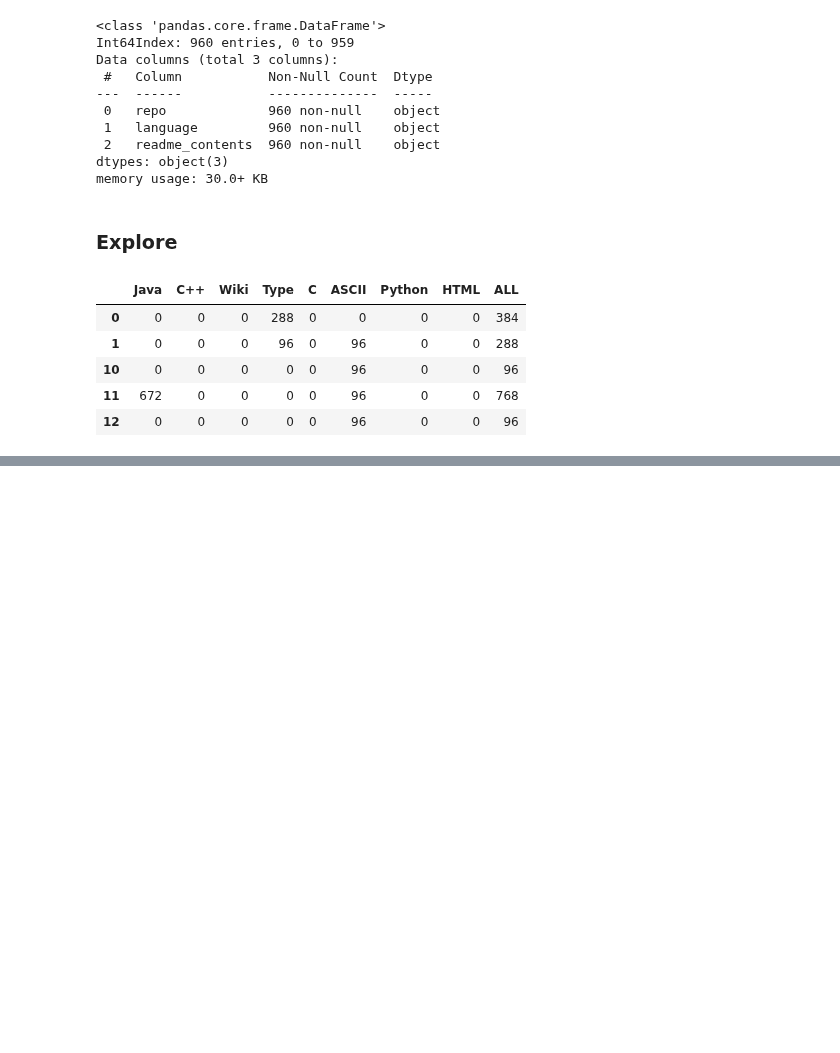
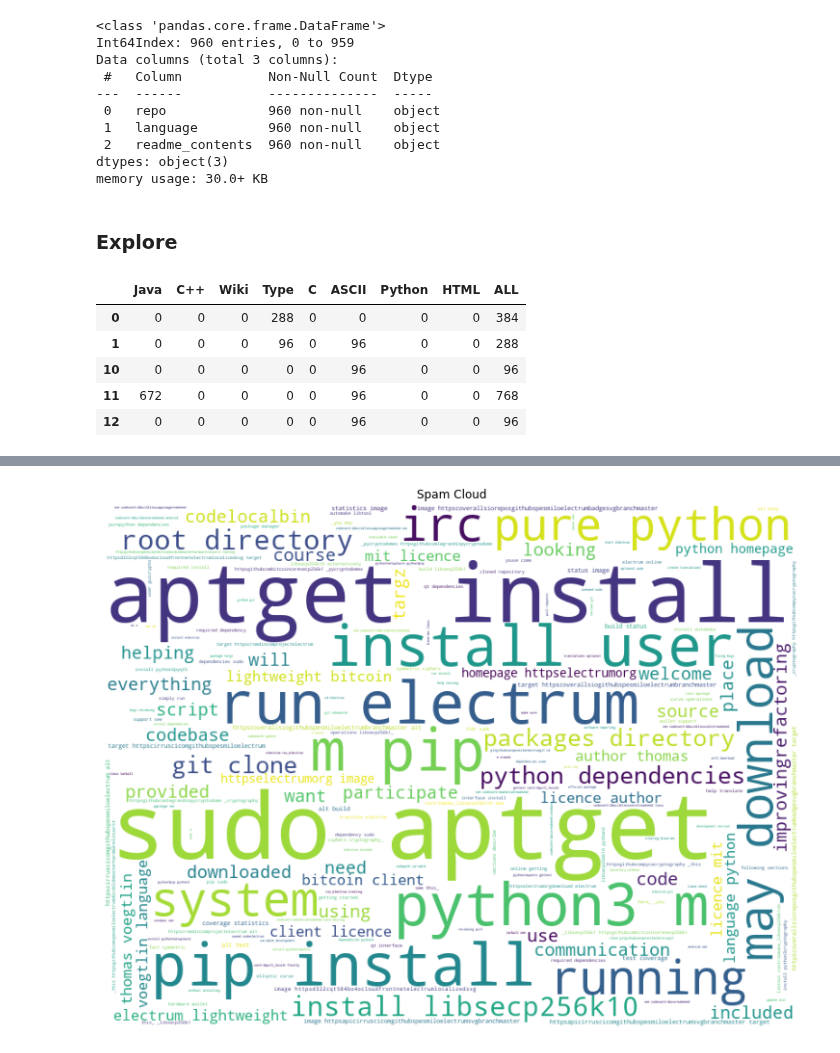
Before and after one commit to TeamAwesomeQuackers/NLP_Project, a Jupyter notebook: Workbooks/paige_Explore_NLP-Copy1.ipynb, the cells around one changed output, grey strips where cells are left out. Cells and saved outputs as stored; diff of their text form; code cells hidden in the pictures; blank space fills up the shorter version.

```diff
--- a/Workbooks/paige_Explore_NLP-Copy1.ipynb
+++ b/Workbooks/paige_Explore_NLP-Copy1.ipynb
@@ -214,0 +221,10 @@ _ = plt.yticks(ticks, labels)
+# %%
+python_cloud = WordCloud(background_color='white', height = 600, width = 800).generate(' '.join(python_words.split()))
+
+plt.figure(figsize = (16,10))
+plt.title('Spam Cloud')
+plt.imshow(python_cloud)
+plt.axis('off')
+plt.show()
+# %% [output]
+[figure, added]
```
Also changed, not shown: parts of 23 cells of this notebook, 3 other files.
